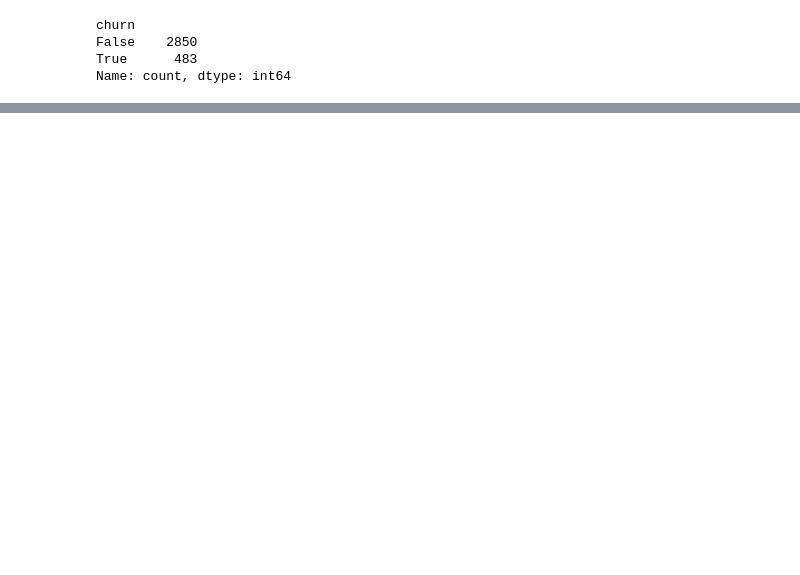
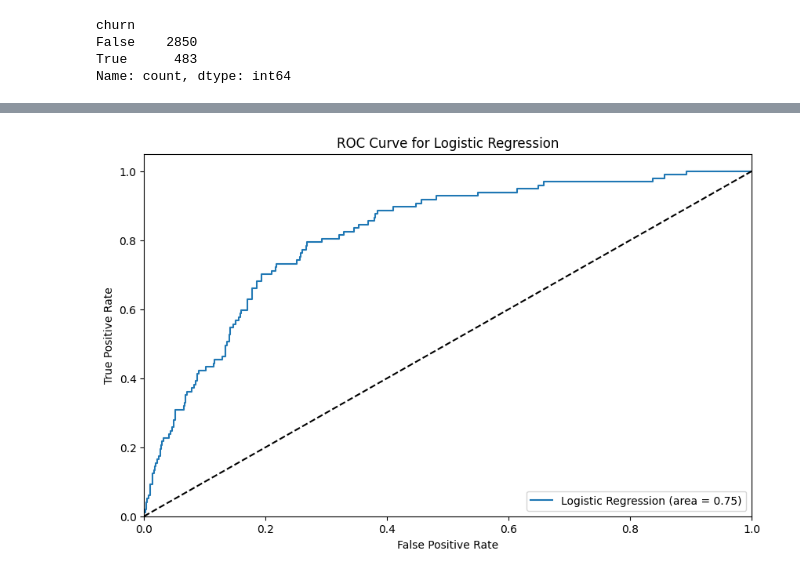
Before and after one commit to Owiti-Charles/Churn-Analysis, a Jupyter notebook: index.ipynb, the cells around one changed output, grey strips where cells are left out. Drawn from its saved outputs; the diff is of its cells as text; code cells hidden in the pictures; blank space fills up the shorter version.

Commit message:
Modeling and evaluation

```diff
--- a/index.ipynb
+++ b/index.ipynb
@@ -302,0 +227,5 @@ weighted avg       0.85      0.68      0.73       834
+# %%
+# Split the data into training (80%) and testing (20%) sets, using stratification to maintain the churn class distribution.
+X = churn_data_df.drop('churn', axis=1)
+y = churn_data_df['churn']
+X_train, X_test, y_train, y_test = train_test_split(X, y, test_size=0.2, random_state=42, stratify=y)
@@ -302,0 +234,5 @@ weighted avg       0.85      0.68      0.73       834
+# %%
+# feature scaling
+scaler = StandardScaler()
+X_train_scaled = scaler.fit_transform(X_train)
+X_test_scaled = scaler.transform(X_test)
@@ -302,0 +277,16 @@ weighted avg       0.85      0.68      0.73       834
+# %%
+# Perform Grid Search with Cross-Validation
+# Logistic Regression
+# we use GridSearchCV to find the best hyperparameters for Logistic Regression and tuning the model
+log_reg_grid = GridSearchCV(log_reg, log_reg_param_grid, cv=5, scoring='roc_auc', n_jobs=-1)
+log_reg_grid.fit(X_train_scaled, y_train)
+best_log_reg = log_reg_grid.best_estimator_
+print("Best Logistic Regression Parameters:", log_reg_grid.best_params_)
+print("Best Logistic Regression ROC-AUC:", log_reg_grid.best_score_)
+
+# Decision Tree (using the original features)
+dec_tree_grid = GridSearchCV(dec_tree, dec_tree_param_grid, cv=5, scoring='roc_auc', n_jobs=-1)
+dec_tree_grid.fit(X_train, y_train)
+best_dec_tree = dec_tree_grid.best_estimator_
+print("Best Decision Tree Parameters:", dec_tree_grid.best_params_)
+print("Best Decision Tree ROC-AUC:", dec_tree_grid.best_score_)
@@ -302,0 +320,4 @@ weighted avg       0.85      0.68      0.73       834
+# %%
+# Make predictions on the test set using the best models
+y_pred_log_reg = best_log_reg.predict(X_test_scaled)
+y_pred_dec_tree = best_dec_tree.predict(X_test)
@@ -302,0 +359,15 @@ weighted avg       0.85      0.68      0.73       834
+# %%
+# Logistic Regression ROC Curve
+fpr_log_reg, tpr_log_reg, thresholds_log_reg = roc_curve(y_test, best_log_reg.predict_proba(X_test_scaled)[:, 1])
+plt.figure(figsize=(10, 6))
+plt.plot(fpr_log_reg, tpr_log_reg, label='Logistic Regression (area = {:.2f})'.format(roc_auc_score(y_test, y_pred_log_reg)))
+plt.plot([0, 1], [0, 1], 'k--')
+plt.xlim([0.0, 1.0])
+plt.ylim([0.0, 1.05])
+plt.xlabel('False Positive Rate')
+plt.ylabel('True Positive Rate')
+plt.title('ROC Curve for Logistic Regression')
+plt.legend(loc='lower right')
+plt.show()
+# %% [output]
+[figure, added]
```
Also changed, not shown: parts of 46 cells of this notebook.
